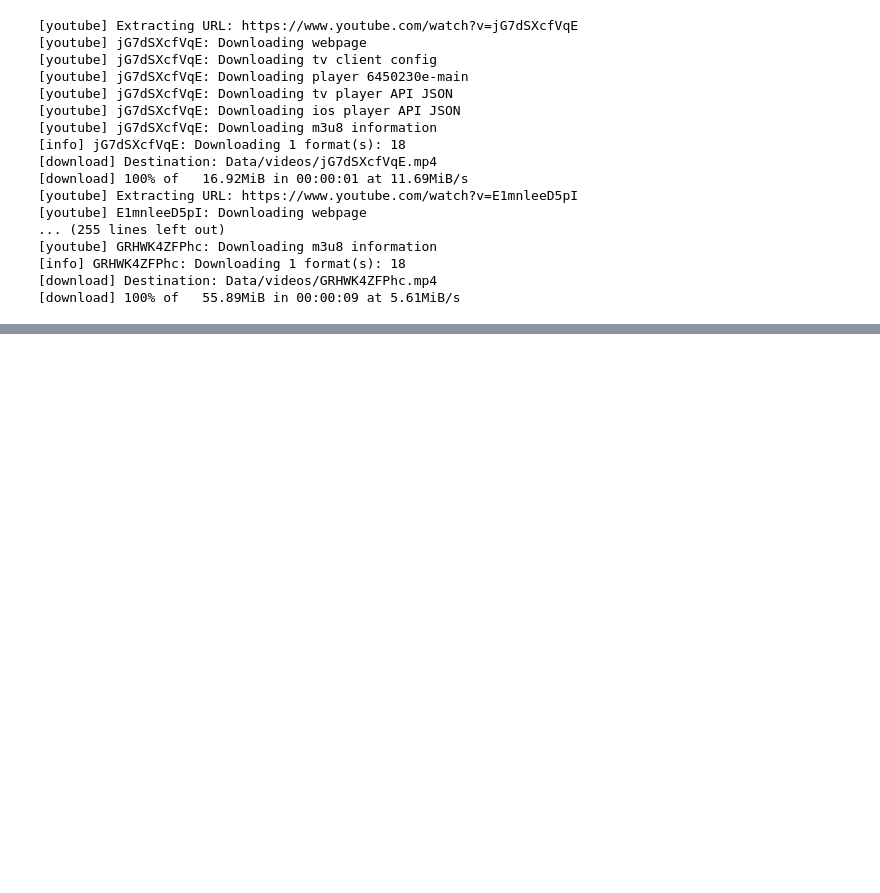
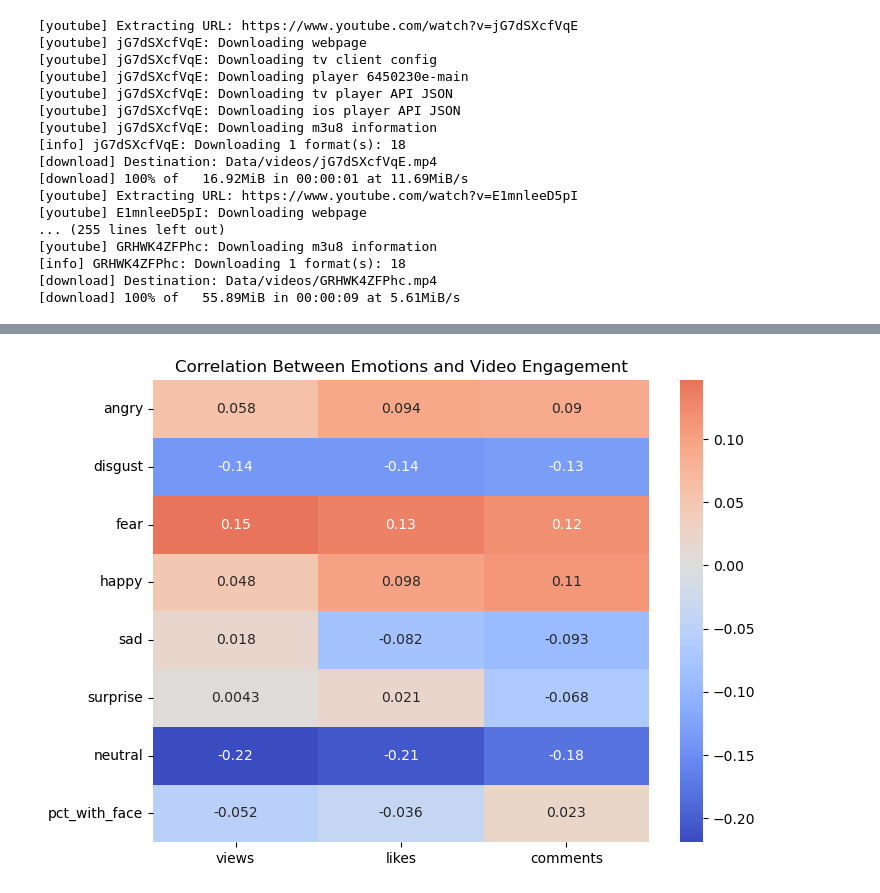
Before and after one commit to fabianstrue/MLiAS_YouTubeSentiment, a Jupyter notebook: SingleChannelModelling.ipynb, the cells around one changed output, grey strips where cells are left out. Cells and saved outputs as stored; diff of their text form; code cells hidden in the pictures; blank space fills up the shorter version.

```diff
--- a/SingleChannelModelling.ipynb
+++ b/SingleChannelModelling.ipynb
@@ -337,20 +324,0 @@ plt.show()
-# %%
-# Define metrics and emotion columns
-metrics = ["views", "likes", "comments"]
-emotion_cols = ['angry', 'disgust', 'fear', 'happy', 'sad', 'surprise', 'neutral']
-
-# Create a DataFrame to hold the correlations
-correlation_df = pd.DataFrame(index=emotion_cols, columns=metrics)
-
-# Fill in correlation values
-for metric in metrics:
-    for emotion in emotion_cols:
-        correlation_df.at[emotion, metric] = combined_df[emotion].corr(combined_df[metric])
-
-# Convert values to float type
-correlation_df = correlation_df.astype(float)
-
-plt.figure(figsize=(8, 6))
-sns.heatmap(correlation_df, annot=True, cmap="coolwarm", center=0)
-plt.title("Correlation Between Emotions and Video Engagement")
-plt.show()
@@ -395,0 +379,22 @@ Notes:
+# %%
+# Define metrics and feature columns
+metrics = ["views", "likes", "comments"]
+cols = ['angry', 'disgust', 'fear', 'happy', 'sad', 'surprise', 'neutral','pct_with_face']
+
+# Create a DataFrame to hold the correlations
+correlation_df = pd.DataFrame(index=cols, columns=metrics)
+
+# Fill in correlation values
+for metric in metrics:
+    for emotion in cols:
+        correlation_df.at[emotion, metric] = combined_df[emotion].corr(combined_df[metric])
+
+# Convert values to float type
+correlation_df = correlation_df.astype(float)
+
+plt.figure(figsize=(8, 6))
+sns.heatmap(correlation_df, annot=True, cmap="coolwarm", center=0)
+plt.title("Correlation Between Emotions and Video Engagement")
+plt.show()
+# %% [output]
+[figure, added]
```
Also changed, not shown: parts of 20 cells of this notebook.
